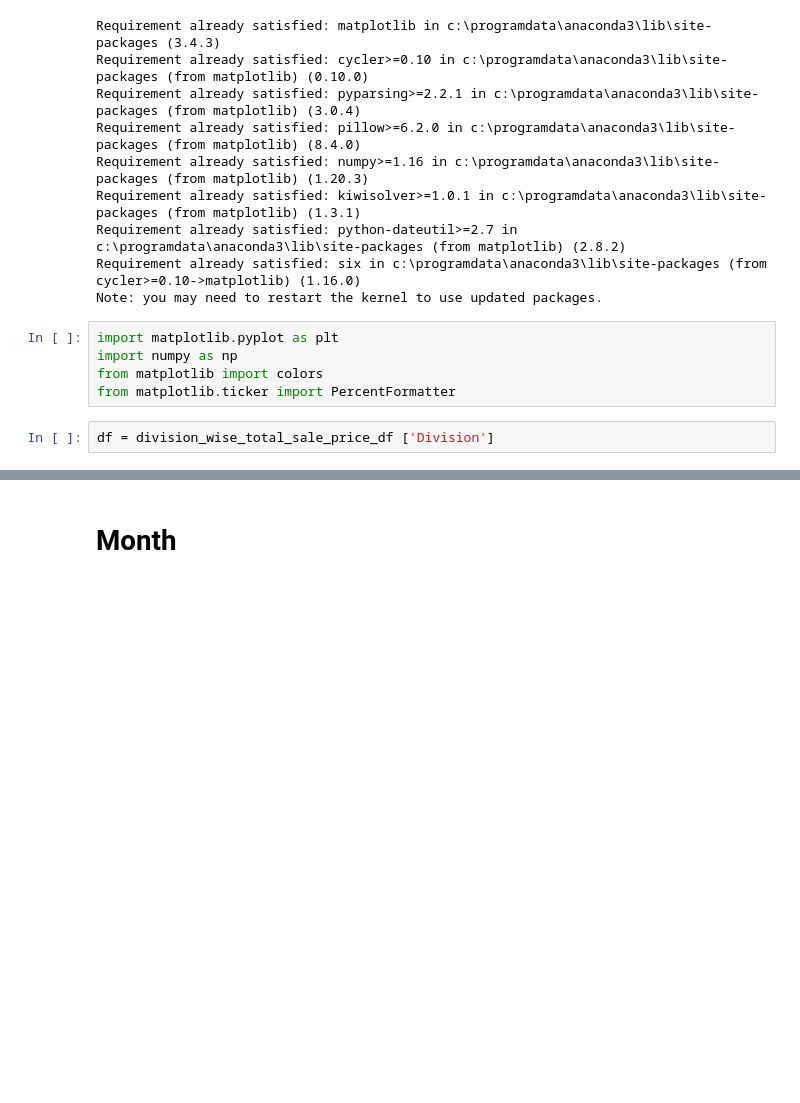
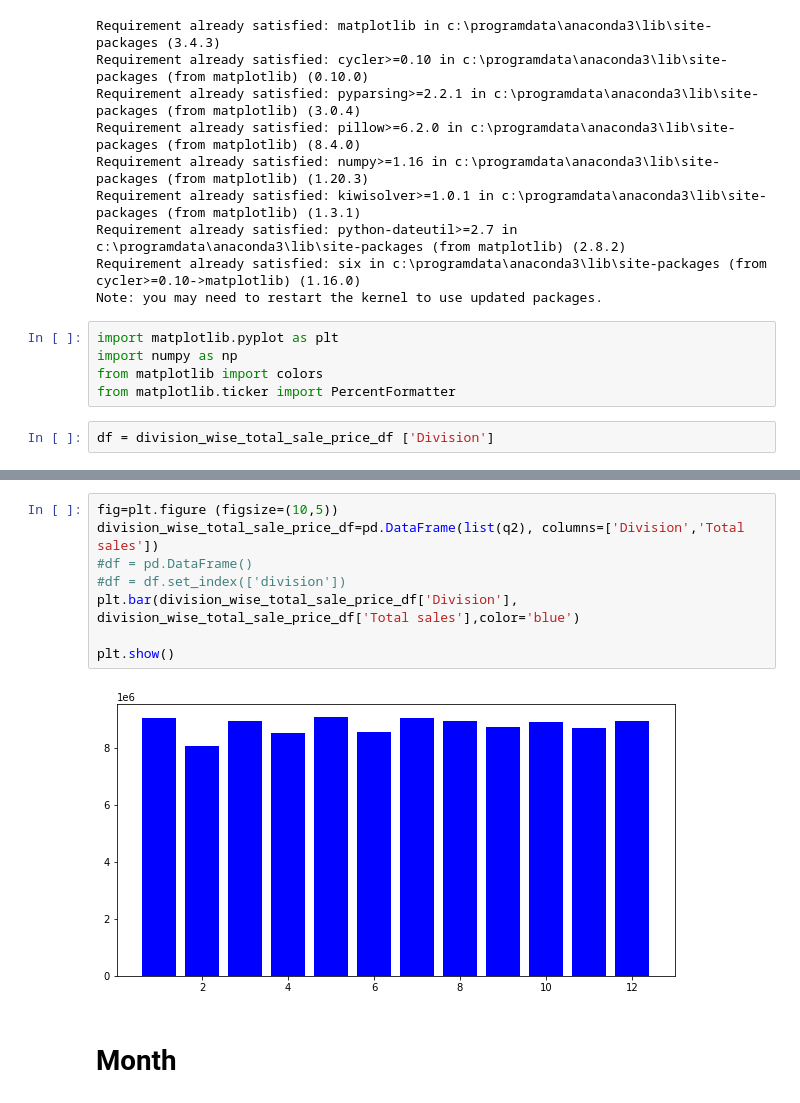
Before and after one commit to esrdlab-vinternship/HDA-5th-Round-vInternship, a Jupyter notebook: notebook/dataload/olap_query.ipynb, the cells around one changed output, grey strips where cells are left out. Cells and saved outputs as stored; diff of their text form; blank space fills up the shorter version.

```diff
--- a/notebook/dataload/olap_query.ipynb
+++ b/notebook/dataload/olap_query.ipynb
@@ -192,3 +192,13 @@ SyntaxError: invalid syntax (Temp/ipykernel_2216/2307684010.py, line 4)
+# %%
+fig=plt.figure (figsize=(10,5))
+division_wise_total_sale_price_df=pd.DataFrame(list(q2), columns=['Division','Total sales'])
+#df = pd.DataFrame()
+#df = df.set_index(['division'])
+plt.bar(division_wise_total_sale_price_df['Division'], division_wise_total_sale_price_df['Total sales'],color='blue')
+
+plt.show()
+# %% [output]
+[figure, added]
 # %% [markdown]
 # Month
 # %%
```
Also changed, not shown: parts of 28 cells of this notebook.
